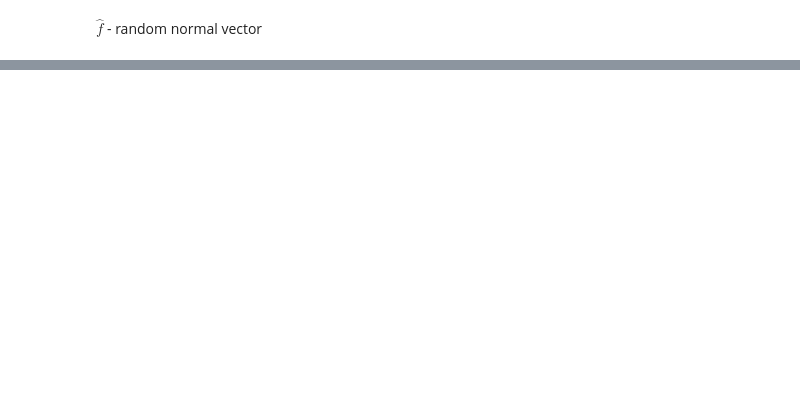
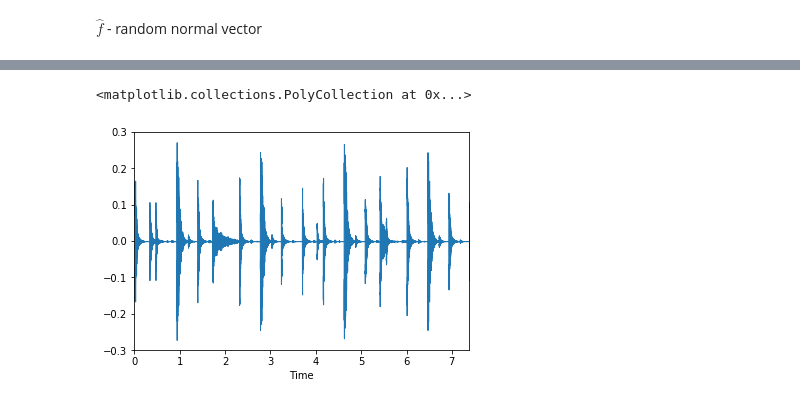
Before and after one commit to lambdaofgod/examples-counterexamples, a Jupyter notebook: notebooks/Audio in Jupyter - DSP.ipynb, the cells around one changed output, grey strips where cells are left out. Saved outputs shown, nothing was run; the diff lists cells and outputs as text; code cells hidden in the pictures; blank space fills up the shorter version.

```diff
--- a/notebooks/Audio in Jupyter - DSP.ipynb
+++ b/notebooks/Audio in Jupyter - DSP.ipynb
@@ -85,0 +78,2 @@ plot_spectrogram(*x_random_frequency_spectrogram_data)
+# %%
+wave, rate = librosa.load('../assets/dub-drum.wav')
@@ -85,0 +84,5 @@ plot_spectrogram(*x_random_frequency_spectrogram_data)
+# %%
+librosa.display.waveplot(wave, sr=rate)
+# %% [output]
+<matplotlib.collections.PolyCollection at 0x...>
+[figure, added]
```
Also changed, not shown: parts of 20 cells of this notebook.
